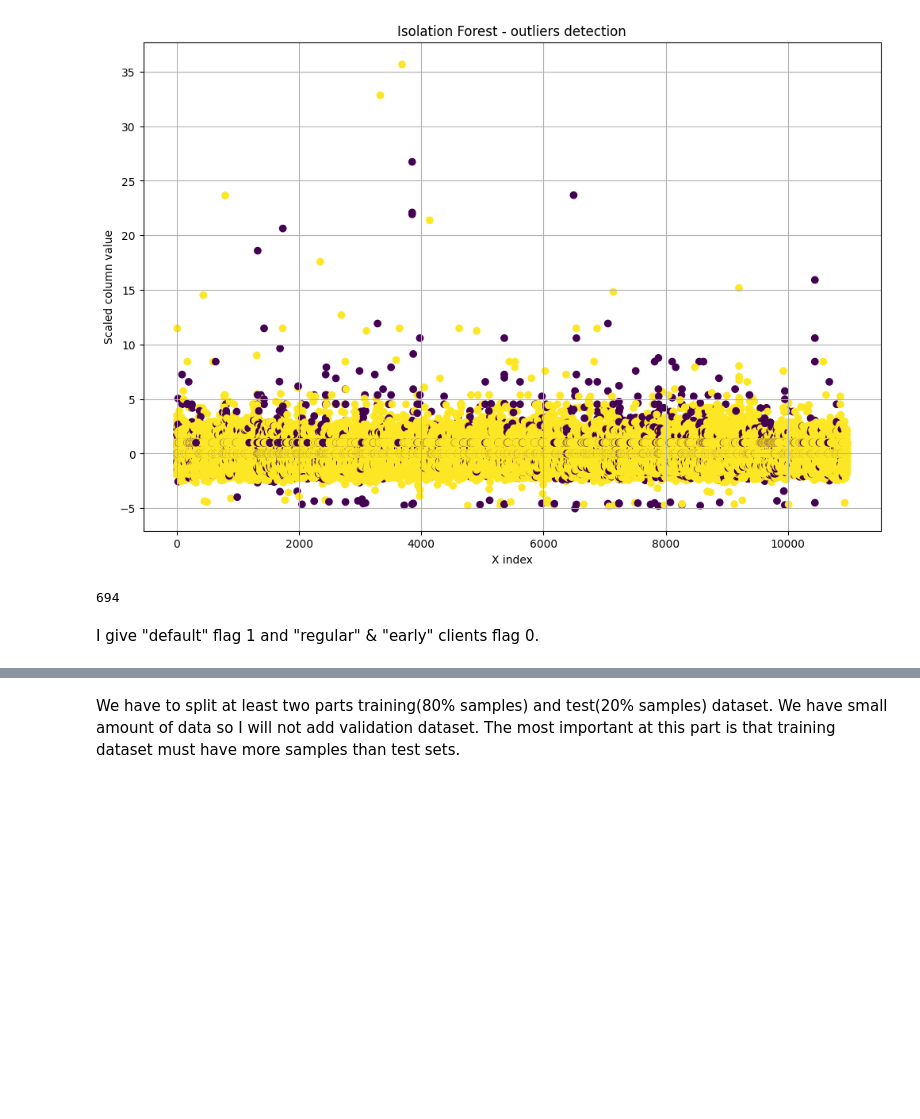
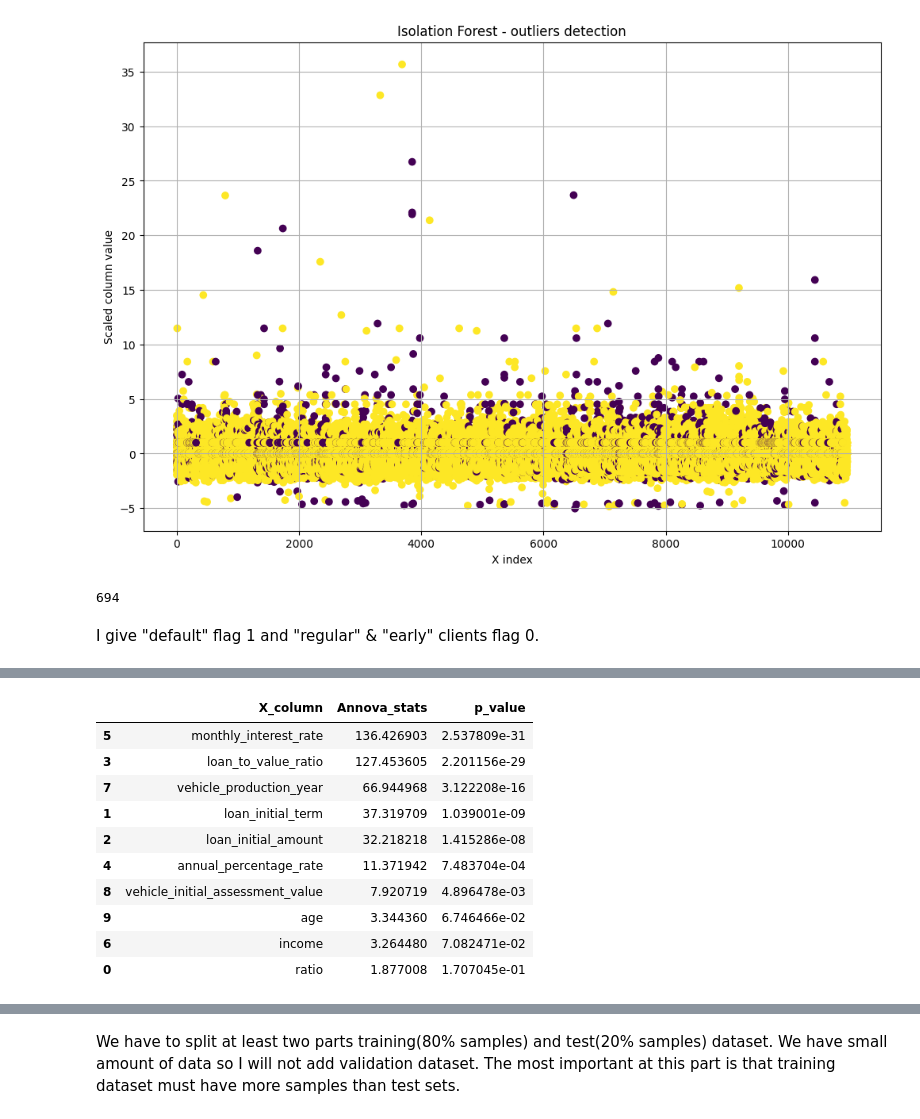
Before and after one commit to nieweglp/civitta_task, a Jupyter notebook: ml_models_final.ipynb, the cells around one changed output, grey strips where cells are left out. Cells and saved outputs as stored; diff of their text form; code cells hidden in the pictures; blank space fills up the shorter version.

```diff
--- a/ml_models_final.ipynb
+++ b/ml_models_final.ipynb
@@ -298,0 +305,25 @@ y_ready = df[~df.index.isin(outliers_index)] \
+# %%
+from scipy.stats import f_oneway
+
+X_anova = X_ready.select_dtypes("float64")
+anova_results = f_oneway(X_anova[y_ready==1], X_anova[y_ready==0])
+
+pd.DataFrame(
+    {
+        "X_column": X_anova.columns,
+        "Annova_stats": anova_results.statistic,
+        "p_value": anova_results.pvalue
+    }
+).sort_values("Annova_stats", ascending=False)
+# %% [output]
+|  | X_column | Annova_stats | p_value |
+| 5 | monthly_interest_rate | 136.426903 | 2.537809e-31 |
+| 3 | loan_to_value_ratio | 127.453605 | 2.201156e-29 |
+| 7 | vehicle_production_year | 66.944968 | 3.122208e-16 |
+| 1 | loan_initial_term | 37.319709 | 1.039001e-09 |
+| 2 | loan_initial_amount | 32.218218 | 1.415286e-08 |
+| 4 | annual_percentage_rate | 11.371942 | 7.483704e-04 |
+| 8 | vehicle_initial_assessment_value | 7.920719 | 4.896478e-03 |
+| 9 | age | 3.344360 | 6.746466e-02 |
+| 6 | income | 3.264480 | 7.082471e-02 |
+| 0 | ratio | 1.877008 | 1.707045e-01 |
```
Also changed, not shown: parts of 49 cells of this notebook, 4 other files.
